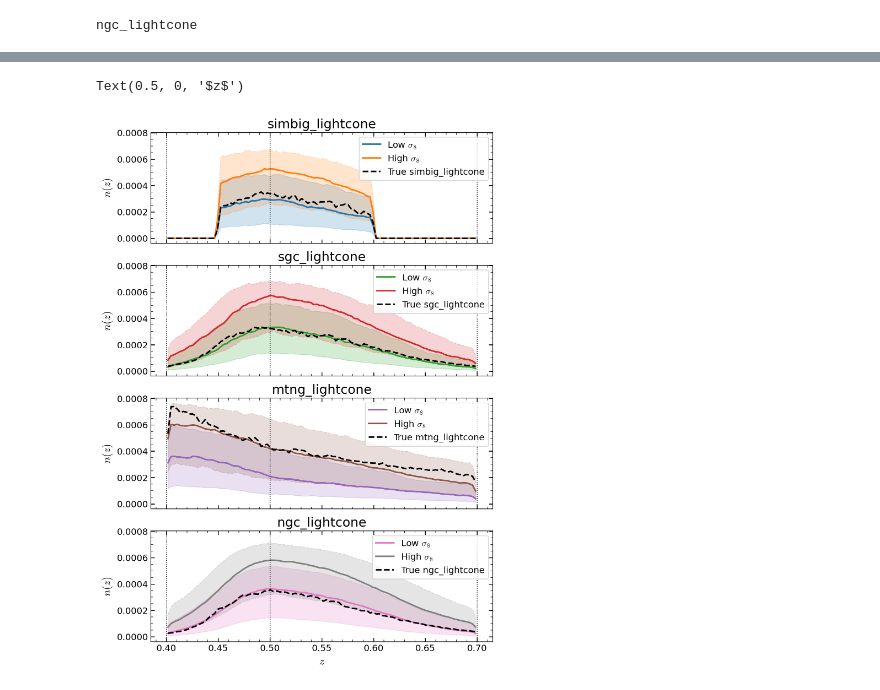
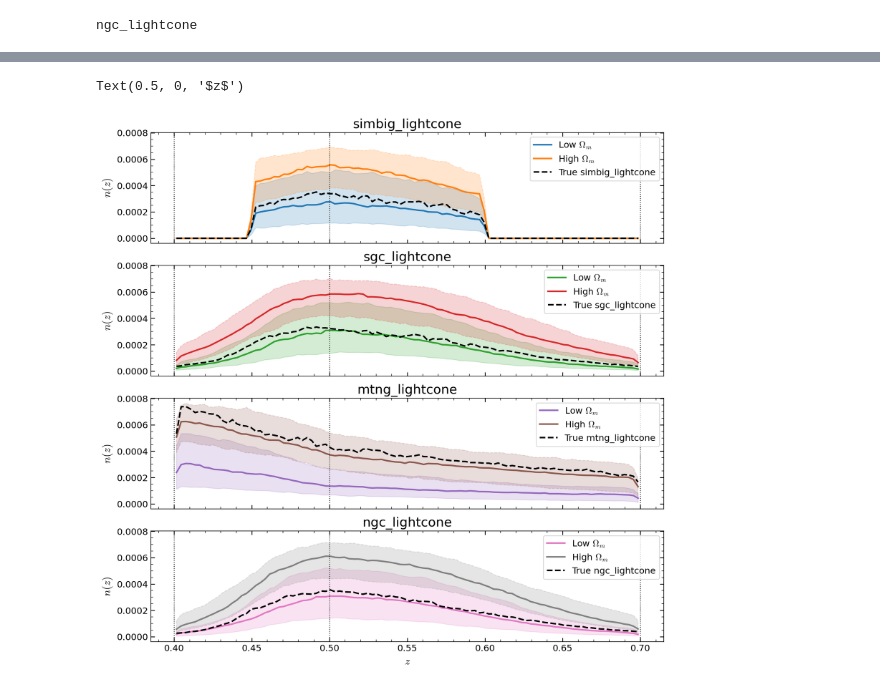
Before and after one commit to maho3/matts_tests, a Jupyter notebook: test_constrained_HOD.ipynb, the cells around one changed output, grey strips where cells are left out. Drawn from its saved outputs; the diff is of its cells as text; code cells hidden in the pictures.

```diff
--- a/test_constrained_HOD.ipynb
+++ b/test_constrained_HOD.ipynb
@@ -185,11 +190,14 @@ for t, filename in datafiles.items():
         'nofz': nofz
     }
 # %%
-f, axs = plt.subplots(4, 1, figsize=(8, 12), sharex=True, sharey=True)
+f, axs = plt.subplots(4, 1, figsize=(12, 12), sharex=True, sharey=True)
+
 for i, t in enumerate(tracers):
     ax = axs[i]
     _x = zcens
     _y = record[t]['nofz']
+    if len(_y) == 0:
+        continue
     percs = np.percentile(_y, [50, 16, 84, 5, 95], axis=0)
     ax.fill_between(_x, percs[1], percs[2], alpha=0.2, color=f'C{i}')
     ax.fill_between(_x, percs[3], percs[4], alpha=0.2, color=f'C{i}')
@@ -207,0 +216,32 @@ Text(0.5, 0, '$z$')
+# %%
+from matplotlib.colors import Normalize
+
+f, axs = plt.subplots(4, 1, figsize=(12, 12), sharex=True, sharey=True)
+
+param = r'$\Omega_m$'
+ind = 0
+
+
+for i, t in enumerate(tracers):
+    ax = axs[i]
+    _c = np.array(record[t]['cosmo'])
+    _x = zcens
+    _y = record[t]['nofz']
+    if len(_y) == 0:
+        continue
+    norm = Normalize(vmin=_c[:, ind].min(), vmax=_c[:, ind].max())
+    for i in range(0, len(_y), 5):
+        ax.plot(_x, _y[i], lw=1, alpha=0.8,
+                color=plt.cm.viridis(norm(_c[i, ind])))
+
+    ax.plot(_x, trues[t]['nofz'], '--', color=f'C{i}', label=f'True {t}')
+    ax.set(ylabel='$n(z)$')
+    ax.legend()
+
+    for zbin in [0.4, 0.5, 0.7]:
+        ax.axvline(zbin, color='k', linestyle=':', alpha=1, lw=1)
+ax.set_xlabel('$z$')
+sm = plt.cm.ScalarMappable(cmap=plt.cm.viridis, norm=norm)
+sm.set_array([])
+cbar = f.colorbar(sm, ax=axs, orientation='vertical', pad=0.01, aspect=30)
+cbar.set_label(param)
@@ -208,35 +250,35 @@ Text(0.5, 0, '$z$')
 # %%
-f, axs = plt.subplots(4, 1, figsize=(8, 12), sharex=True, sharey=True)
+f, axs = plt.subplots(4, 1, figsize=(12, 12), sharex=True, sharey=True)
 
-param = r'$\sigma_8$'
-mid = 0.8159
-ind = 4
+param = r'$\Omega_m$'
+mid = 0.3
+ind = 0
 
 for i, t in enumerate(tracers):
     ax = axs[i]
     _c = np.array(record[t]['cosmo'])
     _x = zcens
     _y = record[t]['nofz']
     percs = np.percentile(_y, [50, 16, 84], axis=0)
 
     # Split into two contours based on _c[:, 0]
     mask = _c[:, ind] < mid
     percs = np.percentile(_y[mask], [50, 16, 84], axis=0)
     ax.fill_between(_x, percs[1], percs[2], alpha=0.2, color=f'C{2*i}')
     ax.plot(_x, percs[0], label=f'Low {param}', color=f'C{2*i}')
     percs = np.percentile(_y[~mask], [50, 16, 84], axis=0)
     ax.fill_between(_x, percs[1], percs[2], alpha=0.2,
                     color=f'C{2*i+1}', linestyle='--')
     ax.plot(_x, percs[0], label=f'High {param}', color=f'C{2*i+1}')
 
     ax.plot(_x, trues[t]['nofz'], '--', color='k', label=f'True {t}')
     ax.set(ylabel='$n(z)$')
     ax.legend()
     ax.set_title(t)
 
     for zbin in [0.4, 0.5, 0.7]:
         ax.axvline(zbin, color='k', linestyle=':', alpha=1, lw=1)
 ax.set_xlabel('$z$')
 # %% [output]
 Text(0.5, 0, '$z$')
-[figure, old version]
+[figure, new version]
```
Also changed, not shown: parts of 7 cells of this notebook, 4 other files.
